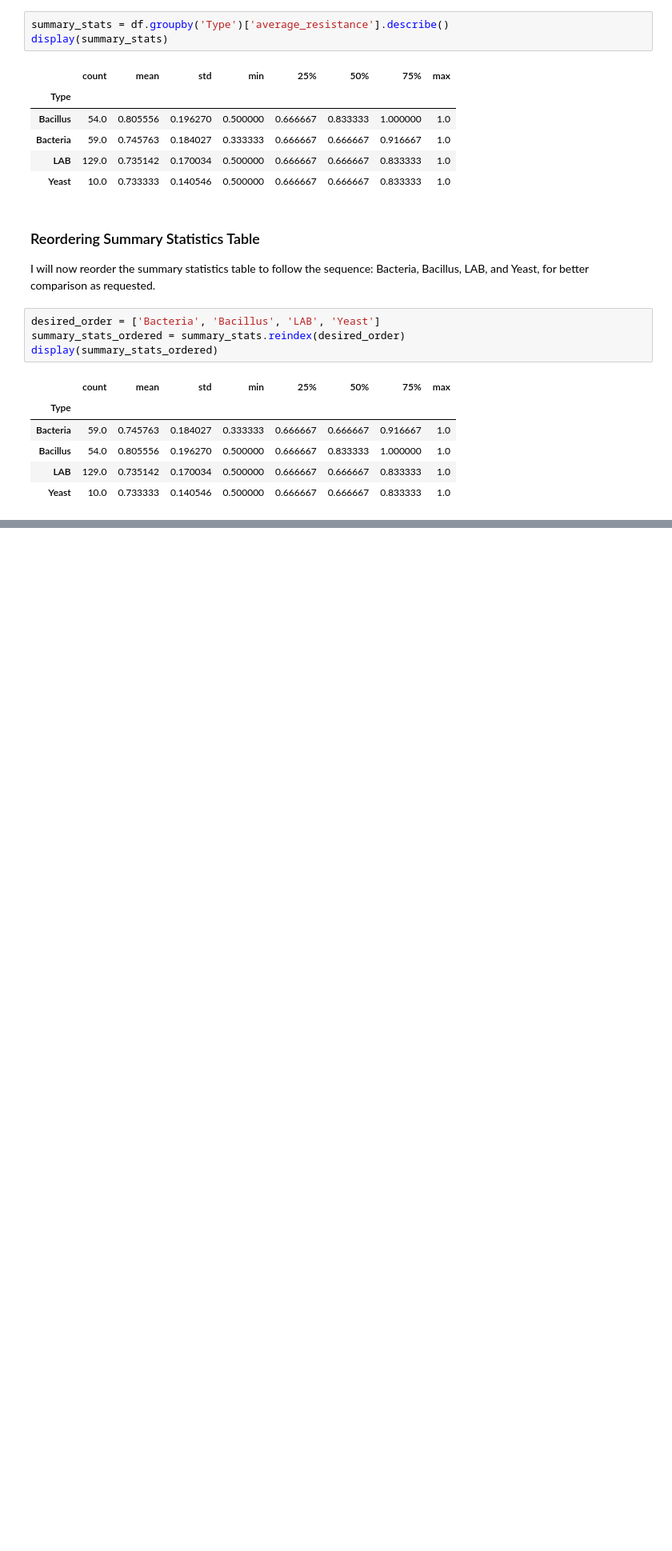
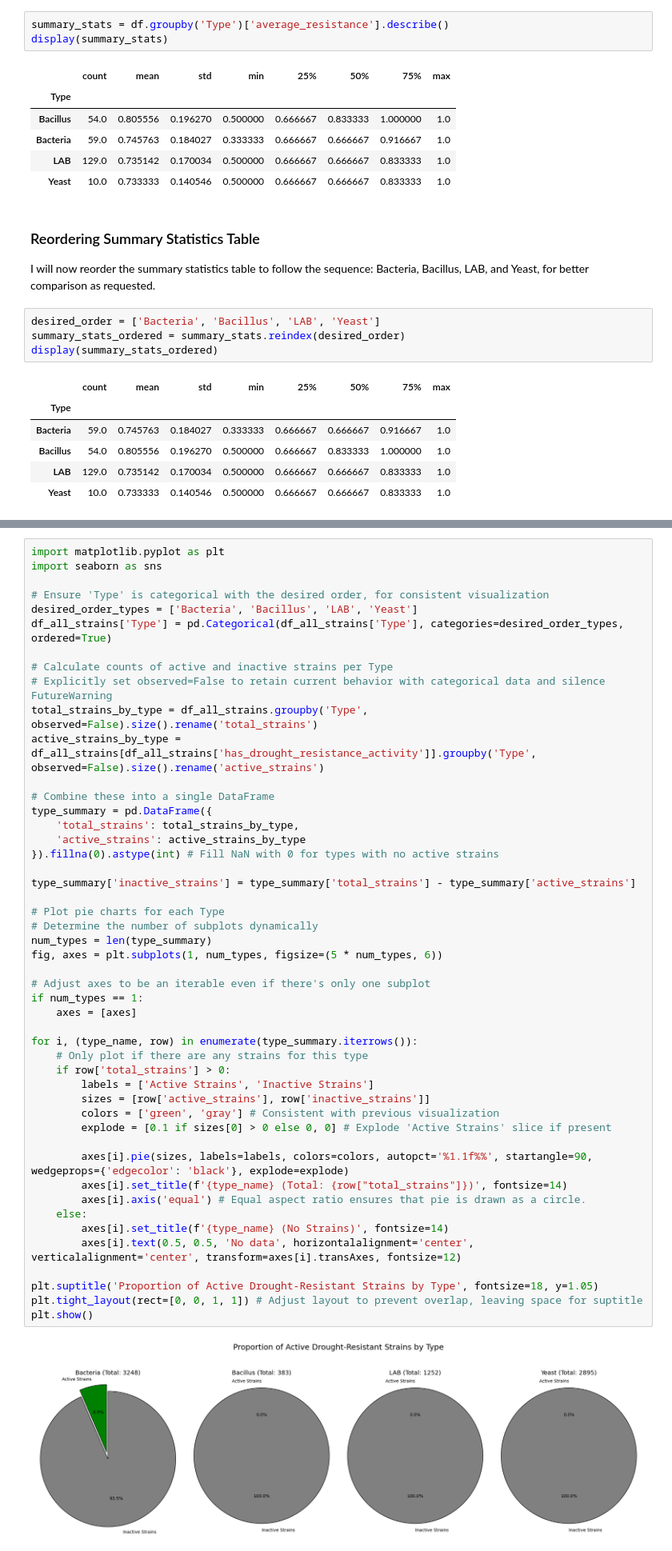
Before and after one commit to jellybbie/study, a Jupyter notebook: Colab_시작하기.ipynb, the cells around one changed output, grey strips where cells are left out. Shown at 80% size. Saved outputs shown, nothing was run; the diff lists cells and outputs as text; blank space fills up the shorter version.

```diff
--- a/Colab_시작하기.ipynb
+++ b/Colab_시작하기.ipynb
@@ -152,0 +328,50 @@ display(summary_stats_ordered)
+# %%
+import matplotlib.pyplot as plt
+import seaborn as sns
+
+# Ensure 'Type' is categorical with the desired order, for consistent visualization
+desired_order_types = ['Bacteria', 'Bacillus', 'LAB', 'Yeast']
+df_all_strains['Type'] = pd.Categorical(df_all_strains['Type'], categories=desired_order_types, ordered=True)
+
+# Calculate counts of active and inactive strains per Type
+# Explicitly set observed=False to retain current behavior with categorical data and silence FutureWarning
+total_strains_by_type = df_all_strains.groupby('Type', observed=False).size().rename('total_strains')
+active_strains_by_type = df_all_strains[df_all_strains['has_drought_resistance_activity']].groupby('Type', observed=False).size().rename('active_strains')
+
+# Combine these into a single DataFrame
+type_summary = pd.DataFrame({
+    'total_strains': total_strains_by_type,
+    'active_strains': active_strains_by_type
+}).fillna(0).astype(int) # Fill NaN with 0 for types with no active strains
+
+type_summary['inactive_strains'] = type_summary['total_strains'] - type_summary['active_strains']
+
+# Plot pie charts for each Type
+# Determine the number of subplots dynamically
+num_types = len(type_summary)
+fig, axes = plt.subplots(1, num_types, figsize=(5 * num_types, 6))
+
+# Adjust axes to be an iterable even if there's only one subplot
+if num_types == 1:
+    axes = [axes]
+
+for i, (type_name, row) in enumerate(type_summary.iterrows()):
+    # Only plot if there are any strains for this type
+    if row['total_strains'] > 0:
+        labels = ['Active Strains', 'Inactive Strains']
+        sizes = [row['active_strains'], row['inactive_strains']]
+        colors = ['green', 'gray'] # Consistent with previous visualization
+        explode = [0.1 if sizes[0] > 0 else 0, 0] # Explode 'Active Strains' slice if present
+
+        axes[i].pie(sizes, labels=labels, colors=colors, autopct='%1.1f%%', startangle=90, wedgeprops={'edgecolor': 'black'}, explode=explode)
+        axes[i].set_title(f'{type_name} (Total: {row["total_strains"]})', fontsize=14)
+        axes[i].axis('equal') # Equal aspect ratio ensures that pie is drawn as a circle.
+    else:
+        axes[i].set_title(f'{type_name} (No Strains)', fontsize=14)
+        axes[i].text(0.5, 0.5, 'No data', horizontalalignment='center', verticalalignment='center', transform=axes[i].transAxes, fontsize=12)
+
+plt.suptitle('Proportion of Active Drought-Resistant Strains by Type', fontsize=18, y=1.05)
+plt.tight_layout(rect=[0, 0, 1, 1]) # Adjust layout to prevent overlap, leaving space for suptitle
+plt.show()
+# %% [output]
+[figure, added]
```
Also changed, not shown: parts of 10 cells of this notebook.
